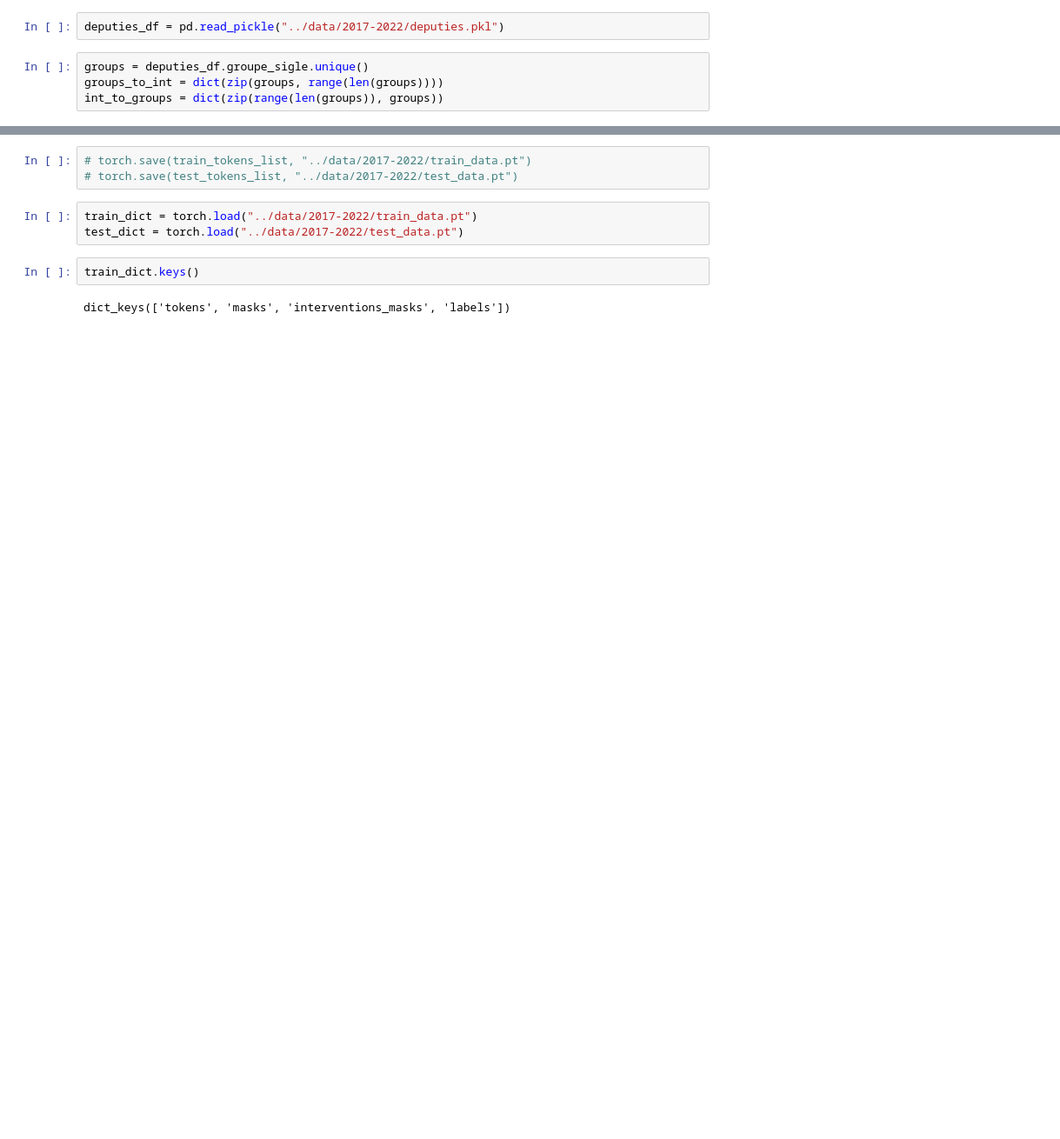
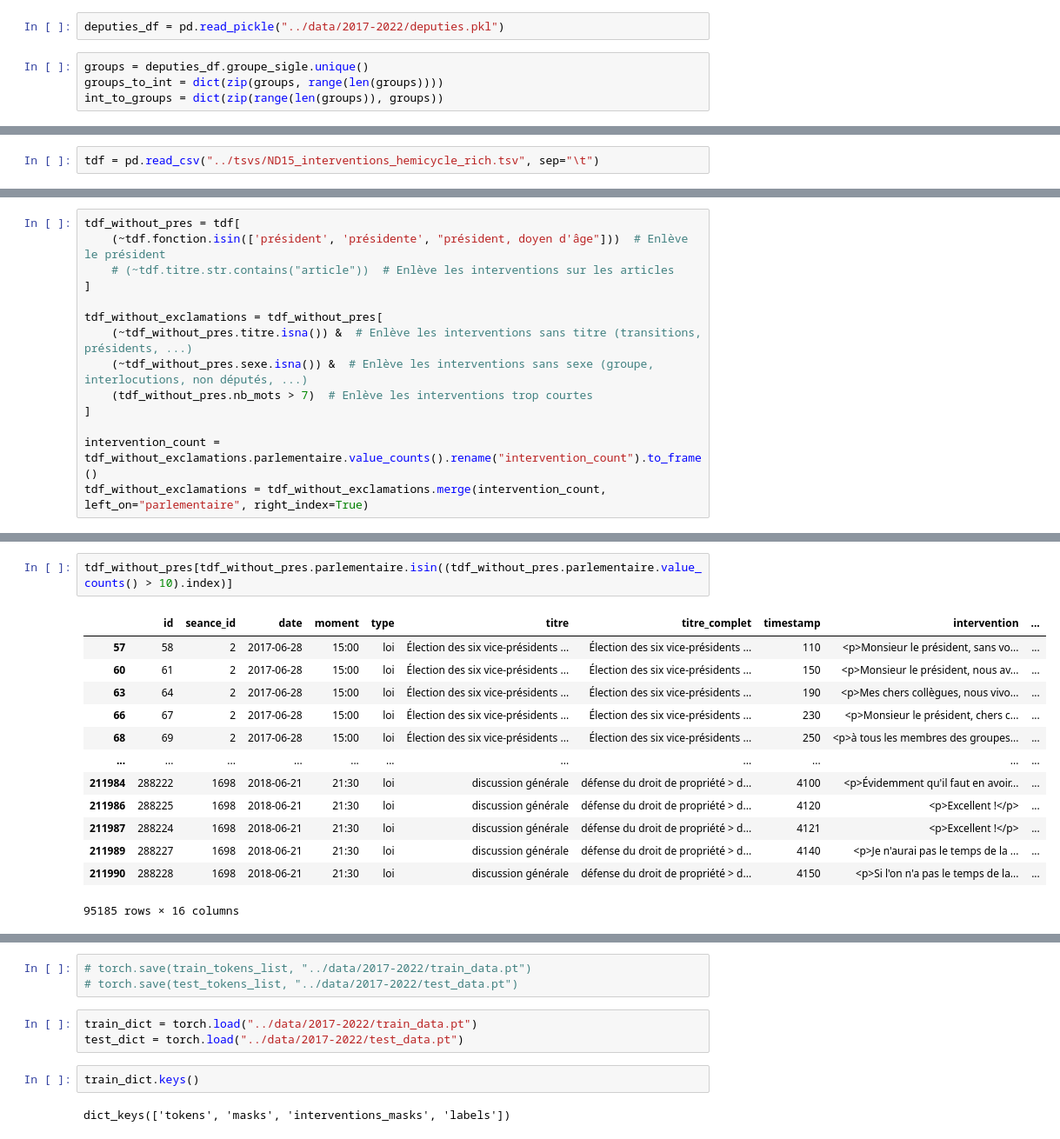
Before and after one commit to gwatkinson/NLP_Assemblee, a Jupyter notebook: notebooks/test_torch.ipynb, the cells around one changed output, grey strips where cells are left out. Shown: that part at 87% size. Saved outputs shown, nothing was run; the diff lists cells and outputs as text; blank space fills up the shorter version.

```diff
--- a/notebooks/test_torch.ipynb
+++ b/notebooks/test_torch.ipynb
@@ -173,0 +52,2 @@ torch.Size([500, 512])
+# %%
+tdf = pd.read_csv("../tsvs/ND15_interventions_hemicycle_rich.tsv", sep="\t")
@@ -173,0 +58,14 @@ torch.Size([500, 512])
+# %%
+tdf_without_pres = tdf[
+    (~tdf.fonction.isin(['président', 'présidente', "président, doyen d'âge"]))  # Enlève le président
+    # (~tdf.titre.str.contains("article"))  # Enlève les interventions sur les articles
+]
+
+tdf_without_exclamations = tdf_without_pres[
+    (~tdf_without_pres.titre.isna()) &  # Enlève les interventions sans titre (transitions, présidents, ...)
+    (~tdf_without_pres.sexe.isna()) &  # Enlève les interventions sans sexe (groupe, interlocutions, non députés, ...)
+    (tdf_without_pres.nb_mots > 7)  # Enlève les interventions trop courtes
+]
+
+intervention_count = tdf_without_exclamations.parlementaire.value_counts().rename("intervention_count").to_frame()
+tdf_without_exclamations = tdf_without_exclamations.merge(intervention_count, left_on="parlementaire", right_index=True)
@@ -173,0 +623,16 @@ torch.Size([500, 512])
+# %%
+tdf_without_pres[tdf_without_pres.parlementaire.isin((tdf_without_pres.parlementaire.value_counts() > 10).index)]
+# %% [output]
+|  | id | seance_id | date | moment | type | titre | titre_complet | timestamp | intervention | ... |
+| 57 | 58 | 2 | 2017-06-28 | 15:00 | loi | Élection des six vice-présidents ... | Élection des six vice-présidents ... | 110 | <p>Monsieur le président, sans vo... | ... |
+| 60 | 61 | 2 | 2017-06-28 | 15:00 | loi | Élection des six vice-présidents ... | Élection des six vice-présidents ... | 150 | <p>Monsieur le président, nous av... | ... |
+| 63 | 64 | 2 | 2017-06-28 | 15:00 | loi | Élection des six vice-présidents ... | Élection des six vice-présidents ... | 190 | <p>Mes chers collègues, nous vivo... | ... |
+| 66 | 67 | 2 | 2017-06-28 | 15:00 | loi | Élection des six vice-présidents ... | Élection des six vice-présidents ... | 230 | <p>Monsieur le président, chers c... | ... |
+| 68 | 69 | 2 | 2017-06-28 | 15:00 | loi | Élection des six vice-présidents ... | Élection des six vice-présidents ... | 250 | <p>à tous les membres des groupes... | ... |
+| ... | ... | ... | ... | ... | ... | ... | ... | ... | ... | ... |
+| 211984 | 288222 | 1698 | 2018-06-21 | 21:30 | loi | discussion générale | défense du droit de propriété > d... | 4100 | <p>Évidemment qu'il faut en avoir... | ... |
+| 211986 | 288225 | 1698 | 2018-06-21 | 21:30 | loi | discussion générale | défense du droit de propriété > d... | 4120 | <p>Excellent !</p> | ... |
+| 211987 | 288224 | 1698 | 2018-06-21 | 21:30 | loi | discussion générale | défense du droit de propriété > d... | 4121 | <p>Excellent !</p> | ... |
+| 211989 | 288227 | 1698 | 2018-06-21 | 21:30 | loi | discussion générale | défense du droit de propriété > d... | 4140 | <p>Je n'aurai pas le temps de la ... | ... |
+| 211990 | 288228 | 1698 | 2018-06-21 | 21:30 | loi | discussion générale | défense du droit de propriété > d... | 4150 | <p>Si l'on n'a pas le temps de la... | ... |
+95185 rows × 16 columns
```
Also changed, not shown: parts of 113 cells of this notebook.
